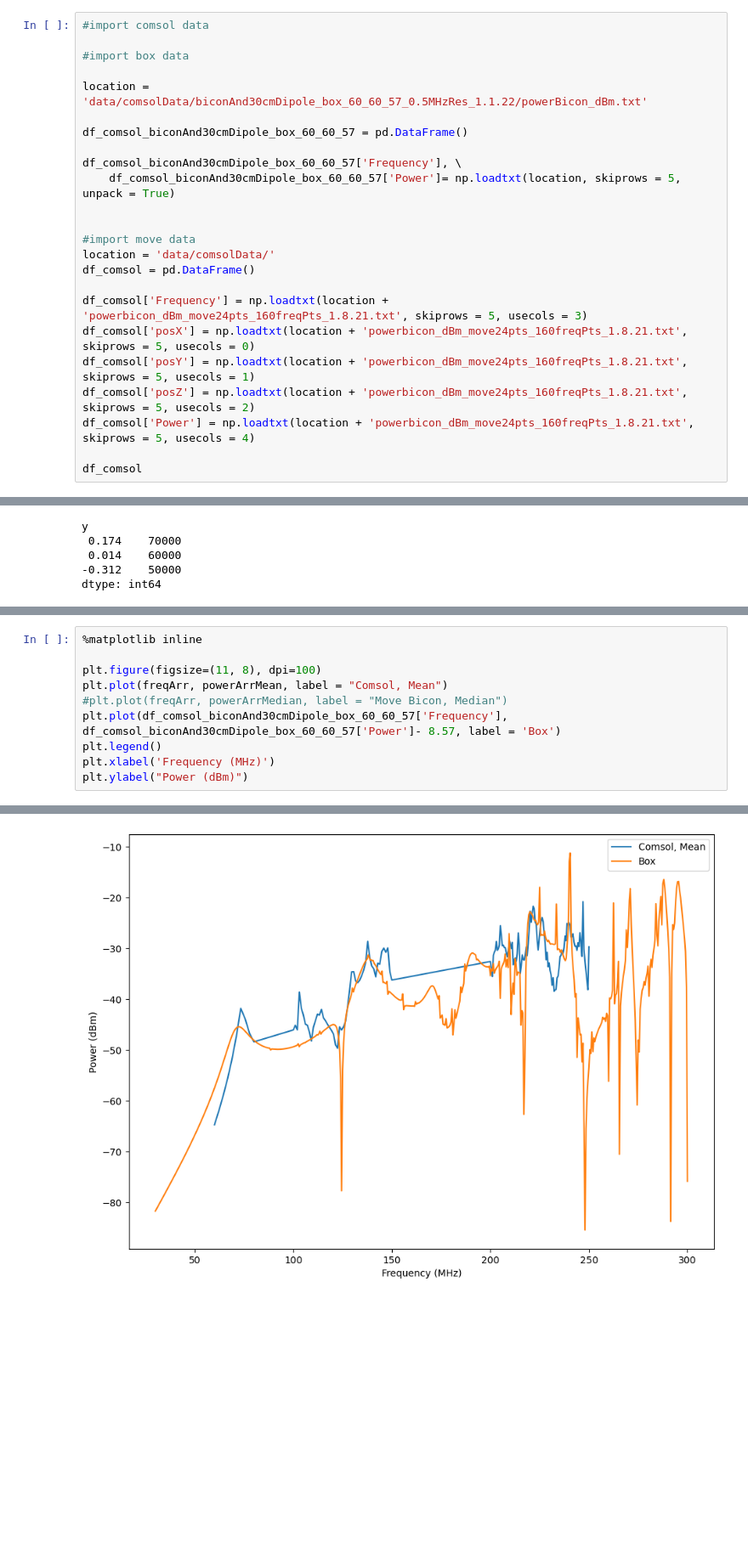
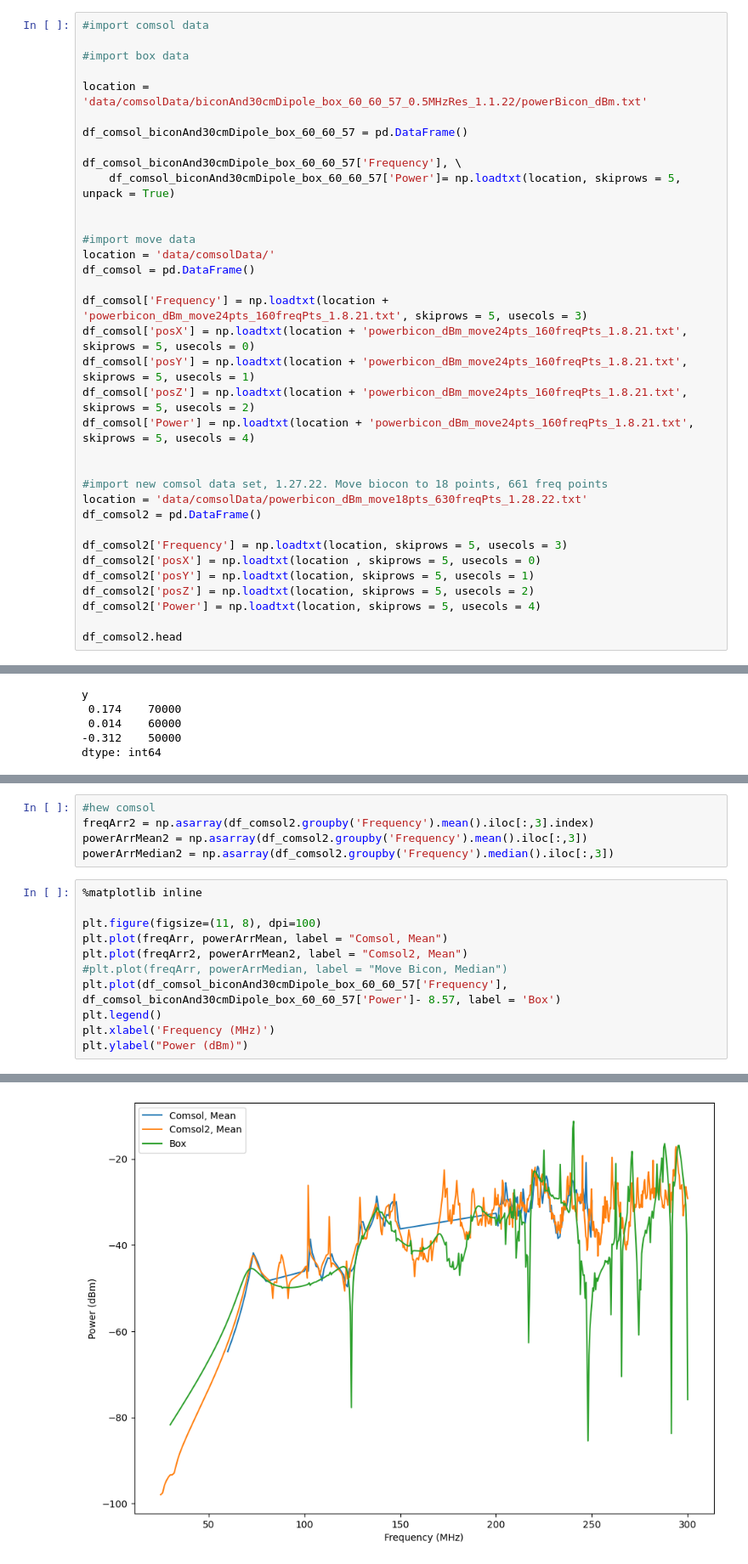
Before and after one commit to josephmlev/darkRadio, a Jupyter notebook: daqAnalysisAndExperiments/simulationValidation/moveBicon/moveBicon.ipynb, the cells around one changed output, grey strips where cells are left out. Shown at 85% size. Drawn from its saved outputs; the diff is of its cells as text; blank space fills up the shorter version.

Commit message:
SIM: adds comsol move bicon run

```diff
--- a/daqAnalysisAndExperiments/simulationValidation/moveBicon/moveBicon.ipynb
+++ b/daqAnalysisAndExperiments/simulationValidation/moveBicon/moveBicon.ipynb
@@ -46,5 +44,16 @@ df_comsol['posY'] = np.loadtxt(location + 'powerbicon_dBm_move24pts_160freqPts_1
 df_comsol['posZ'] = np.loadtxt(location + 'powerbicon_dBm_move24pts_160freqPts_1.8.21.txt', skiprows = 5, usecols = 2)
 df_comsol['Power'] = np.loadtxt(location + 'powerbicon_dBm_move24pts_160freqPts_1.8.21.txt', skiprows = 5, usecols = 4)
 
-df_comsol
+
+#import new comsol data set, 1.27.22. Move biocon to 18 points, 661 freq points
+location = 'data/comsolData/powerbicon_dBm_move18pts_630freqPts_1.28.22.txt'
+df_comsol2 = pd.DataFrame()
+
+df_comsol2['Frequency'] = np.loadtxt(location, skiprows = 5, usecols = 3)
+df_comsol2['posX'] = np.loadtxt(location , skiprows = 5, usecols = 0)
+df_comsol2['posY'] = np.loadtxt(location, skiprows = 5, usecols = 1)
+df_comsol2['posZ'] = np.loadtxt(location, skiprows = 5, usecols = 2)
+df_comsol2['Power'] = np.loadtxt(location, skiprows = 5, usecols = 4)
+
+df_comsol2.head
 # %% [output]
@@ -152,19 +164,25 @@ Name: Power, Length: 480, dtype: float64
 freqArr = np.asarray(df_comsol.groupby('Frequency').mean().iloc[:,3].index)
 powerArrMean = np.asarray(df_comsol.groupby('Frequency').mean().iloc[:,3])
 powerArrMedian = np.asarray(df_comsol.groupby('Frequency').median().iloc[:,3])
+# %%
+#hew comsol
+freqArr2 = np.asarray(df_comsol2.groupby('Frequency').mean().iloc[:,3].index)
+powerArrMean2 = np.asarray(df_comsol2.groupby('Frequency').mean().iloc[:,3])
+powerArrMedian2 = np.asarray(df_comsol2.groupby('Frequency').median().iloc[:,3])
 # %%
 %matplotlib inline
 
 plt.figure(figsize=(11, 8), dpi=100)
 plt.plot(freqArr, powerArrMean, label = "Comsol, Mean")
+plt.plot(freqArr2, powerArrMean2, label = "Comsol2, Mean")
 #plt.plot(freqArr, powerArrMedian, label = "Move Bicon, Median")
 plt.plot(df_comsol_biconAnd30cmDipole_box_60_60_57['Frequency'], df_comsol_biconAnd30cmDipole_box_60_60_57['Power']- 8.57, label = 'Box')
 plt.legend()
 plt.xlabel('Frequency (MHz)')
 plt.ylabel("Power (dBm)")
 # %% [output]
 Text(0, 0.5, 'Power (dBm)')
-[figure, old version]
+[figure, new version]
 # %%
 %matplotlib qt
 
```
Also changed, not shown: parts of 7 cells of this notebook, 3 other files.
